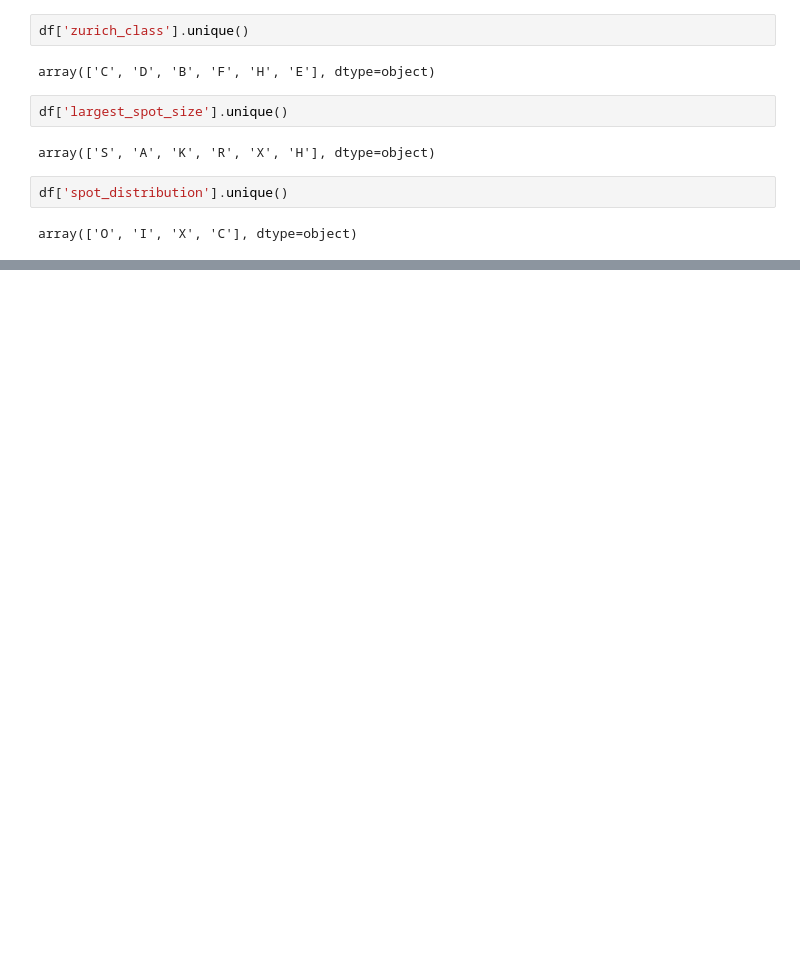
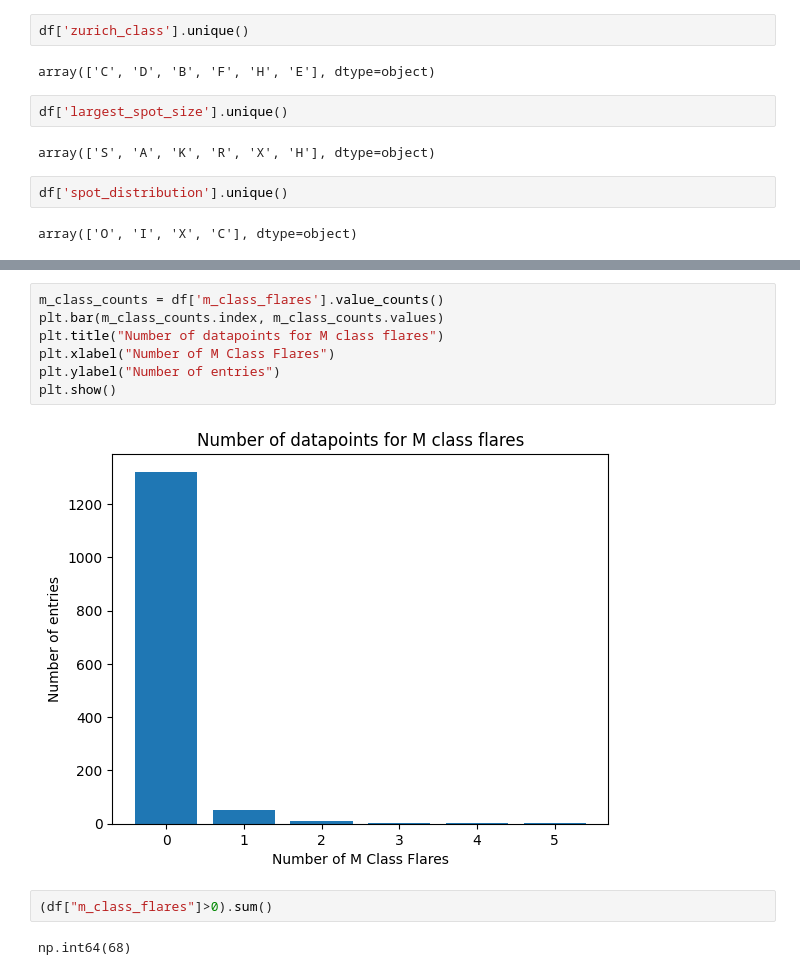
Before and after one commit to nollamae7-spec/DSRSP-Solar-Flares, a Jupyter notebook: storage_document_Solar_Flares.ipynb, the cells around one changed output, grey strips where cells are left out. Cells and saved outputs as stored; diff of their text form; blank space fills up the shorter version.

```diff
--- a/storage_document_Solar_Flares.ipynb
+++ b/storage_document_Solar_Flares.ipynb
@@ -311,0 +321,13 @@ np.int64(0)
+# %%
+m_class_counts = df['m_class_flares'].value_counts()
+plt.bar(m_class_counts.index, m_class_counts.values)
+plt.title("Number of datapoints for M class flares")
+plt.xlabel("Number of M Class Flares")
+plt.ylabel("Number of entries")
+plt.show()
+# %% [output]
+[figure, added]
+# %%
+(df["m_class_flares"]>0).sum()
+# %% [output]
+np.int64(68)
```
Also changed, not shown: parts of 11 cells of this notebook.
